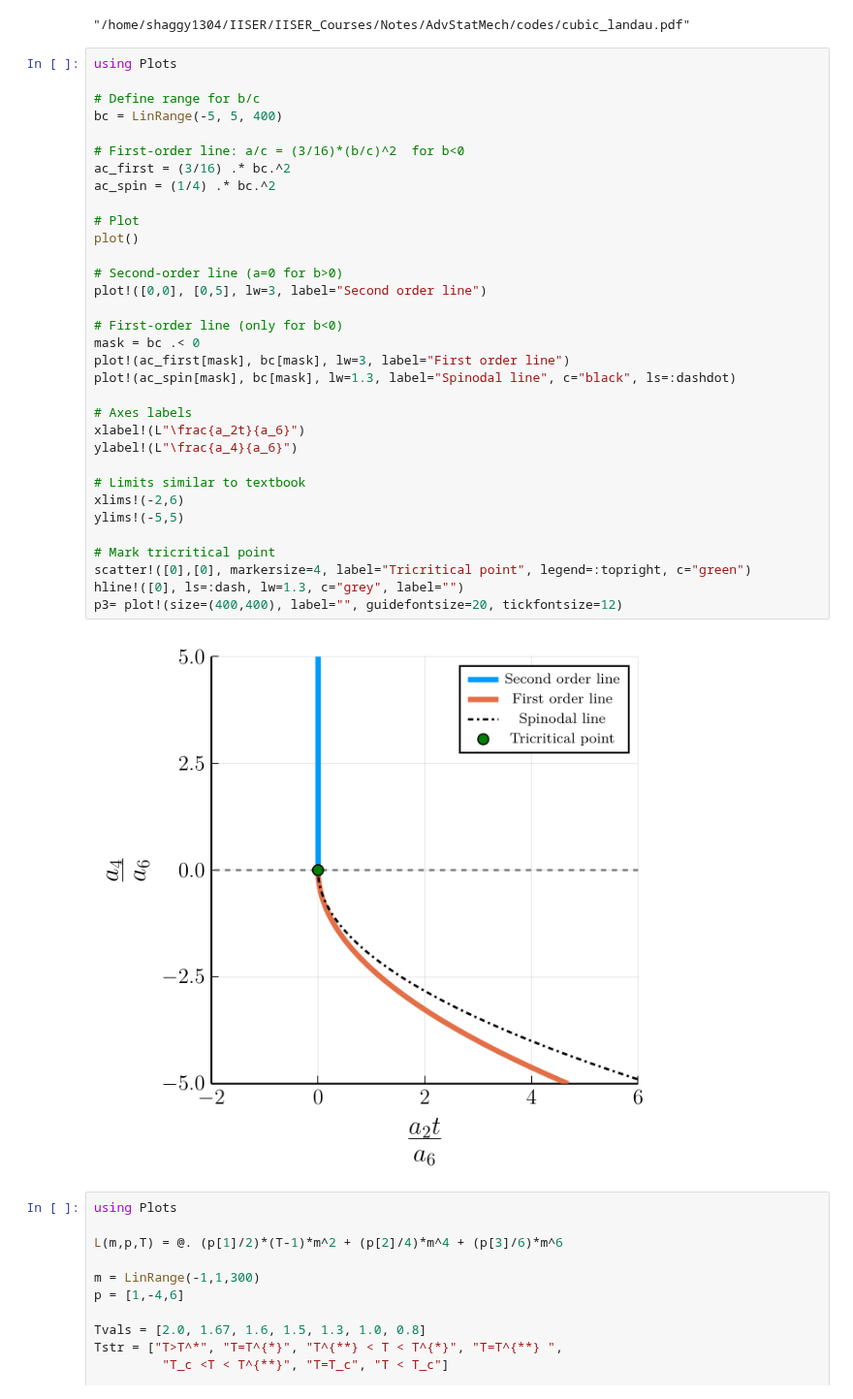
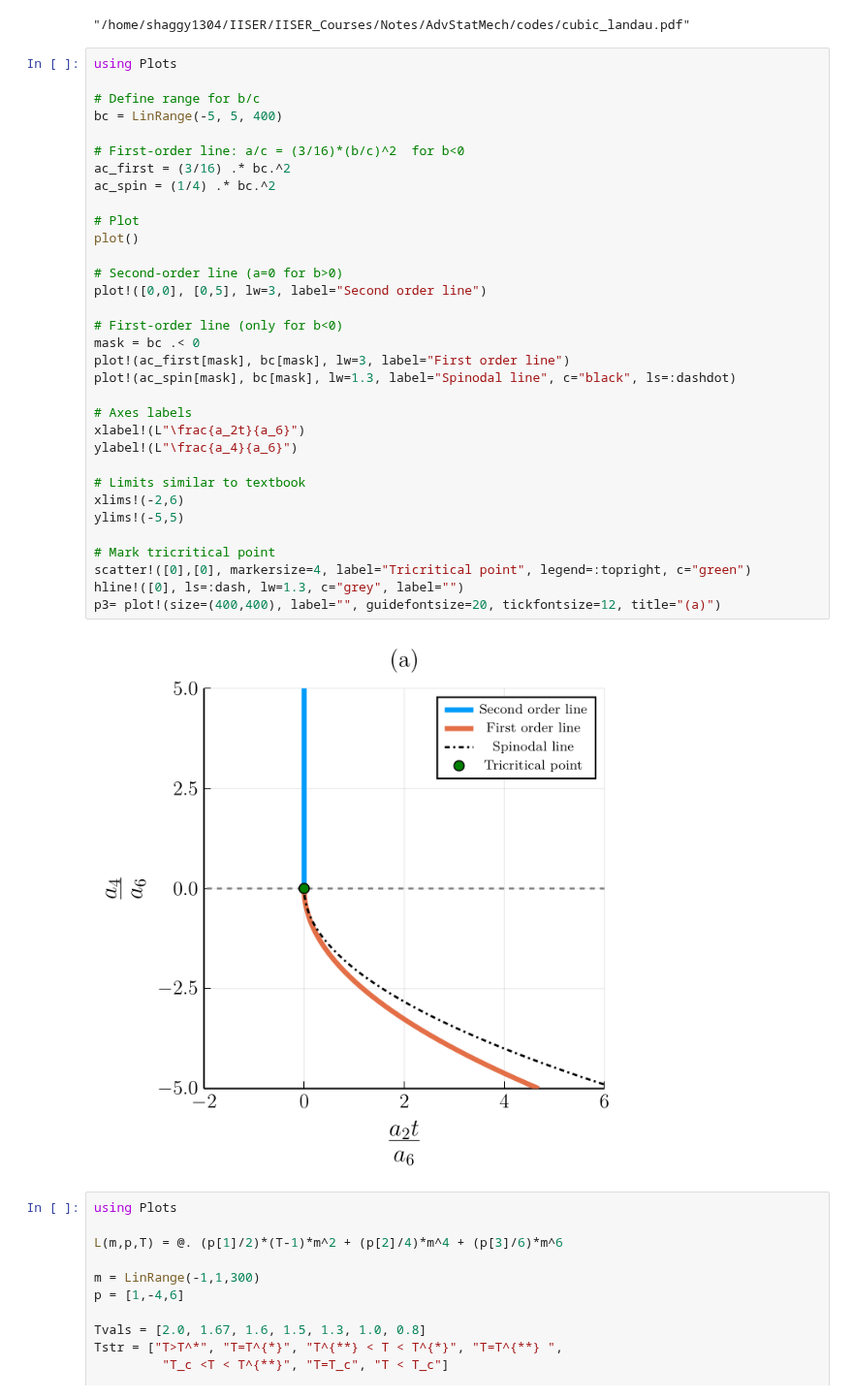
Before and after one commit to LoneWolf1304/Notes, a Jupyter notebook: AdvStatMech/codes/lec11.ipynb, the cells around one changed output. Shown at 97% size. Saved outputs shown, nothing was run; the diff lists cells and outputs as text.

```diff
--- a/AdvStatMech/codes/lec11.ipynb
+++ b/AdvStatMech/codes/lec11.ipynb
@@ -84,35 +84,35 @@ using Plots
 # Define range for b/c
 bc = LinRange(-5, 5, 400)
 
 # First-order line: a/c = (3/16)*(b/c)^2  for b<0
 ac_first = (3/16) .* bc.^2
 ac_spin = (1/4) .* bc.^2
 
 # Plot
 plot()
 
 # Second-order line (a=0 for b>0)
 plot!([0,0], [0,5], lw=3, label="Second order line")
 
 # First-order line (only for b<0)
 mask = bc .< 0
 plot!(ac_first[mask], bc[mask], lw=3, label="First order line")
 plot!(ac_spin[mask], bc[mask], lw=1.3, label="Spinodal line", c="black", ls=:dashdot)
 
 # Axes labels
 xlabel!(L"\frac{a_2t}{a_6}")
 ylabel!(L"\frac{a_4}{a_6}")
 
 # Limits similar to textbook
 xlims!(-2,6)
 ylims!(-5,5)
 
 # Mark tricritical point
 scatter!([0],[0], markersize=4, label="Tricritical point", legend=:topright, c="green")
 hline!([0], ls=:dash, lw=1.3, c="grey", label="")
-p3= plot!(size=(400,400), label="", guidefontsize=20, tickfontsize=12)
+p3= plot!(size=(400,400), label="", guidefontsize=20, tickfontsize=12, title="(a)")
 # %% [output]
-[figure, old version]
+[figure, new version]
 # %%
 using Plots
 
```
Also changed, not shown: parts of 1 cell of this notebook, 9 other files.
